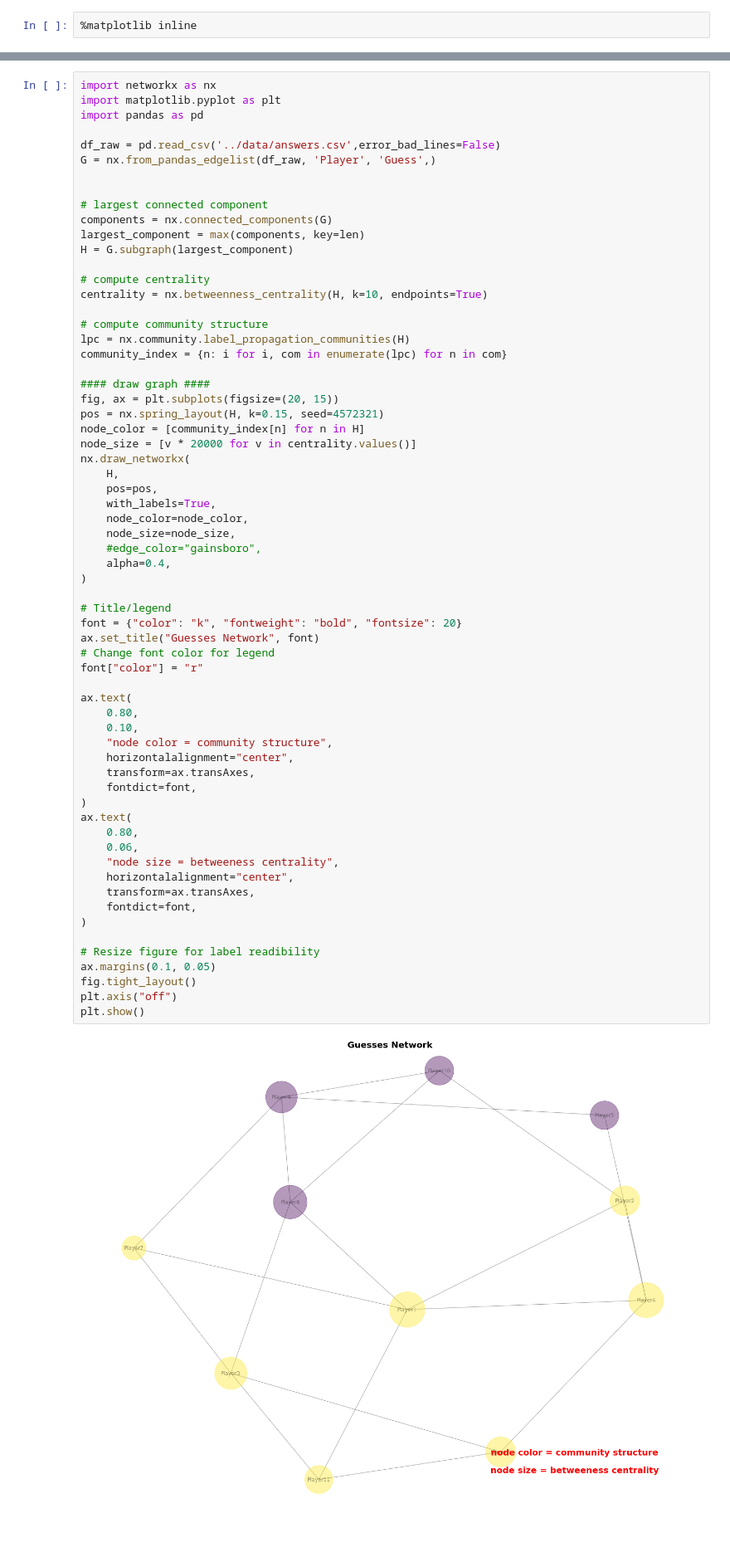
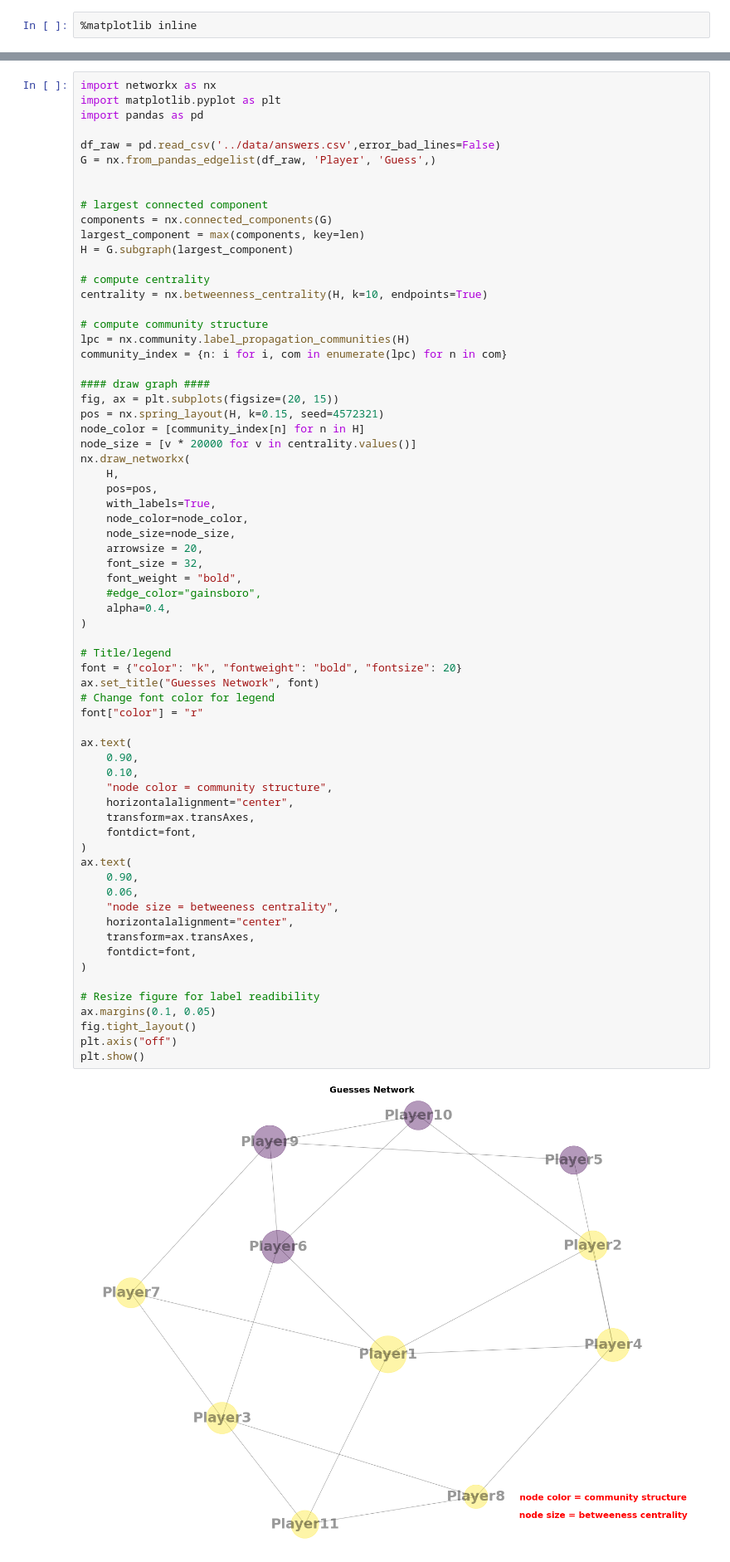
Before and after one commit to NLeSC/balconaz, a Jupyter notebook: notebooks/plot_betweenness_centrality.ipynb, the cells around one changed output, grey strips where cells are left out. Shown at 83% size. Drawn from its saved outputs; the diff is of its cells as text; blank space fills up the shorter version.

```diff
--- a/notebooks/plot_betweenness_centrality.ipynb
+++ b/notebooks/plot_betweenness_centrality.ipynb
@@ -39,37 +39,40 @@ nx.draw_networkx(
     with_labels=True,
     node_color=node_color,
     node_size=node_size,
+    arrowsize = 20,
+    font_size = 32,
+    font_weight = "bold",
     #edge_color="gainsboro",
     alpha=0.4,
 )
 
 # Title/legend
 font = {"color": "k", "fontweight": "bold", "fontsize": 20}
 ax.set_title("Guesses Network", font)
 # Change font color for legend
 font["color"] = "r"
 
 ax.text(
-    0.80,
+    0.90,
     0.10,
     "node color = community structure",
     horizontalalignment="center",
     transform=ax.transAxes,
     fontdict=font,
 )
 ax.text(
-    0.80,
+    0.90,
     0.06,
     "node size = betweeness centrality",
     horizontalalignment="center",
     transform=ax.transAxes,
     fontdict=font,
 )
 
 # Resize figure for label readibility
 ax.margins(0.1, 0.05)
 fig.tight_layout()
 plt.axis("off")
 plt.show()
 # %% [output]
-[figure, old version]
+[figure, new version]
```
